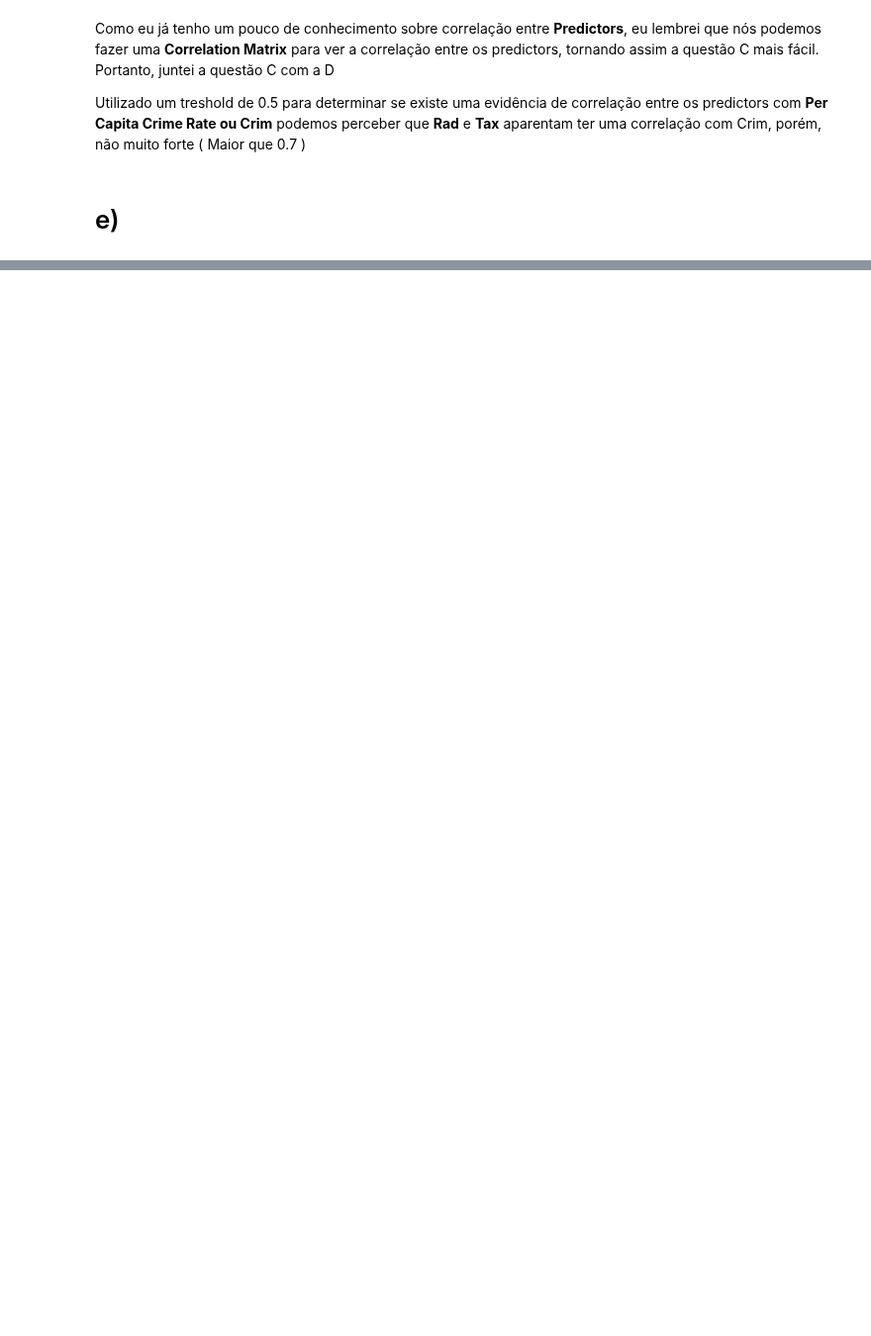
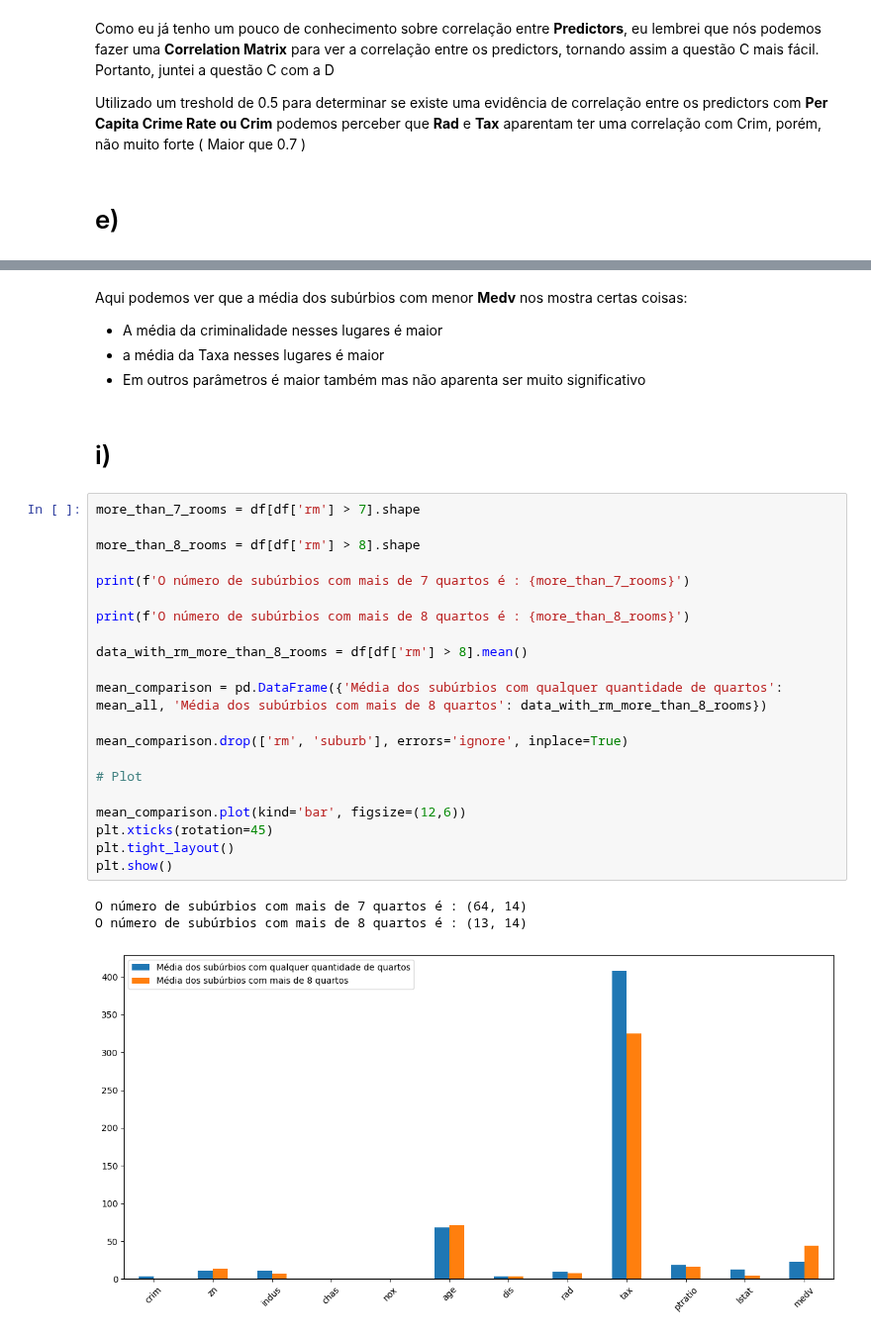
Before and after one commit to josinovmota/Defeating-An-introduction-to-statistical-learning, a Jupyter notebook: Exercises/2.4 Exercises(Statistical Learning)/main.ipynb, the cells around one changed output, grey strips where cells are left out. Shown at 99% size. Cells and saved outputs as stored; diff of their text form; blank space fills up the shorter version.

```diff
--- a/Exercises/2.4 Exercises(Statistical Learning)/main.ipynb
+++ b/Exercises/2.4 Exercises(Statistical Learning)/main.ipynb
@@ -274,0 +318,33 @@ Index(['suburb', 'crim', 'zn', 'indus', 'chas', 'nox', 'rm', 'age', 'dis',
+# %% [markdown]
+Aqui podemos ver que a média dos subúrbios com menor **Medv** nos mostra certas coisas:
+
++ A média da criminalidade nesses lugares é maior
++ a média da Taxa nesses lugares é maior
++ Em outros parâmetros é maior também mas não aparenta ser muito significativo
+# %% [markdown]
+# i)
+# %%
+more_than_7_rooms = df[df['rm'] > 7].shape
+
+more_than_8_rooms = df[df['rm'] > 8].shape
+
+print(f'O número de subúrbios com mais de 7 quartos é : {more_than_7_rooms}')
+
+print(f'O número de subúrbios com mais de 8 quartos é : {more_than_8_rooms}')
+
+data_with_rm_more_than_8_rooms = df[df['rm'] > 8].mean()
+
+mean_comparison = pd.DataFrame({'Média dos subúrbios com qualquer quantidade de quartos': mean_all, 'Média dos subúrbios com mais de 8 quartos': data_with_rm_more_than_8_rooms})
+
+mean_comparison.drop(['rm', 'suburb'], errors='ignore', inplace=True)
+
+# Plot
+
+mean_comparison.plot(kind='bar', figsize=(12,6))
+plt.xticks(rotation=45)
+plt.tight_layout()
+plt.show()
+# %% [output]
+O número de subúrbios com mais de 7 quartos é : (64, 14)
+O número de subúrbios com mais de 8 quartos é : (13, 14)
+[figure, added]
```
Also changed, not shown: parts of 14 cells of this notebook.
